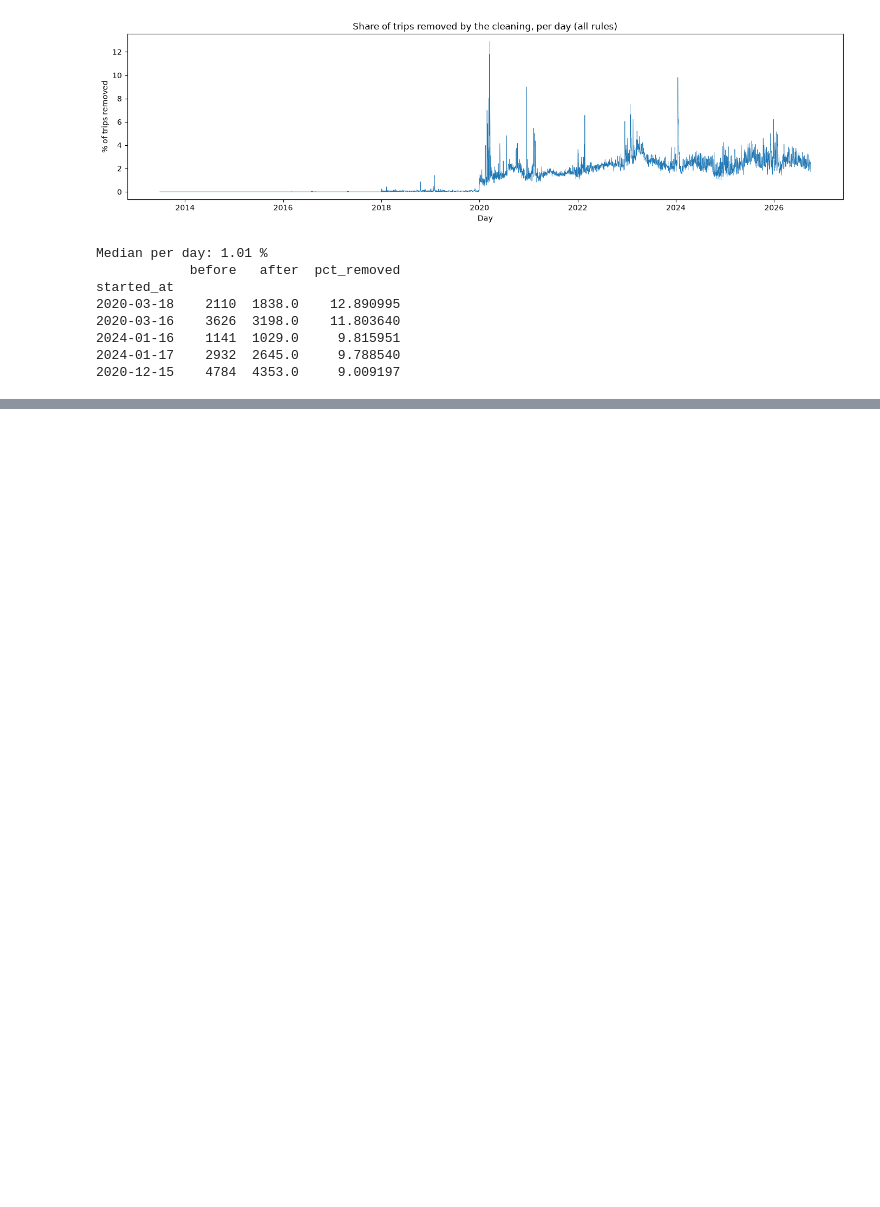
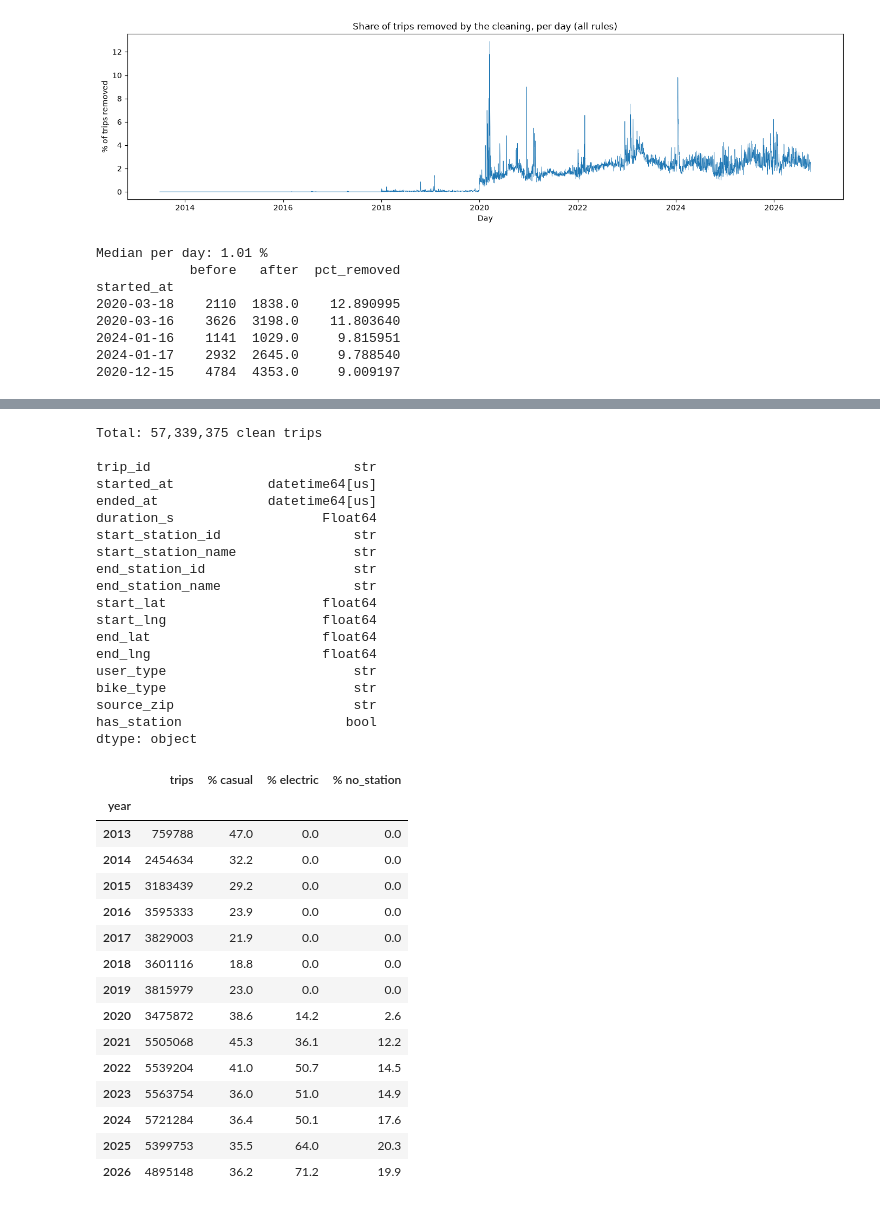
Before and after one commit to laure-cio/ADA-project2026, a Jupyter notebook: results.ipynb, the cells around one changed output, grey strips where cells are left out. Cells and saved outputs as stored; diff of their text form; code cells hidden in the pictures; blank space fills up the shorter version.

```diff
--- a/results.ipynb
+++ b/results.ipynb
@@ -717,0 +998,53 @@ started_at
+# %%
+rows = []
+for f in sorted(glob.glob("data/clean/*__*.parquet")):
+    d = pd.read_parquet(f, columns=["started_at", "user_type", "bike_type", "start_station_name"])
+    d["year"] = d["started_at"].dt.year
+    d["casual"] = d["user_type"] == "casual"
+    d["electric"] = d["bike_type"] == "electric"
+    d["no_station"] = d["start_station_name"].isna()
+    rows.append(d.groupby("year")[["casual", "electric", "no_station"]].agg(["sum", "size"]))
+by_year = pd.concat(rows).groupby(level=0).sum()
+
+summary = pd.DataFrame({"trips": by_year[("casual", "size")]})
+for col in ["casual", "electric", "no_station"]:
+    summary[f"% {col}"] = (100 * by_year[(col, "sum")] / summary["trips"]).round(1)
+print(f"Total: {summary['trips'].sum():,} clean trips\n")
+print(pd.read_parquet(f).dtypes, "\n")      # columns and types of the clean files
+summary
+# %% [output]
+Total: 57,339,375 clean trips
+
+trip_id                          str
+started_at            datetime64[us]
+ended_at              datetime64[us]
+duration_s                   Float64
+start_station_id                 str
+start_station_name               str
+end_station_id                   str
+end_station_name                 str
+start_lat                    float64
+start_lng                    float64
+end_lat                      float64
+end_lng                      float64
+user_type                        str
+bike_type                        str
+source_zip                       str
+has_station                     bool
+dtype: object
+|  | trips | % casual | % electric | % no_station |
+| year |  |  |  |  |
+| 2013 | 759788 | 47.0 | 0.0 | 0.0 |
+| 2014 | 2454634 | 32.2 | 0.0 | 0.0 |
+| 2015 | 3183439 | 29.2 | 0.0 | 0.0 |
+| 2016 | 3595333 | 23.9 | 0.0 | 0.0 |
+| 2017 | 3829003 | 21.9 | 0.0 | 0.0 |
+| 2018 | 3601116 | 18.8 | 0.0 | 0.0 |
+| 2019 | 3815979 | 23.0 | 0.0 | 0.0 |
+| 2020 | 3475872 | 38.6 | 14.2 | 2.6 |
+| 2021 | 5505068 | 45.3 | 36.1 | 12.2 |
+| 2022 | 5539204 | 41.0 | 50.7 | 14.5 |
+| 2023 | 5563754 | 36.0 | 51.0 | 14.9 |
+| 2024 | 5721284 | 36.4 | 50.1 | 17.6 |
+| 2025 | 5399753 | 35.5 | 64.0 | 20.3 |
+| 2026 | 4895148 | 36.2 | 71.2 | 19.9 |
```
Also changed, not shown: parts of 60 cells of this notebook, 1 other file.
